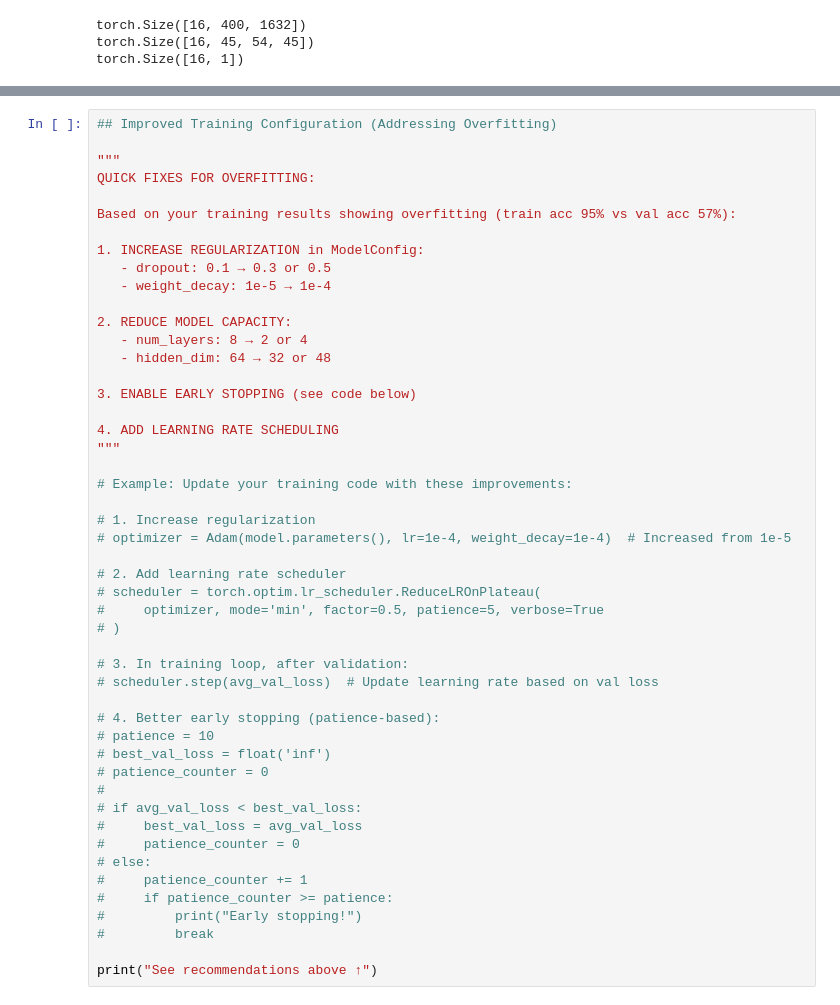
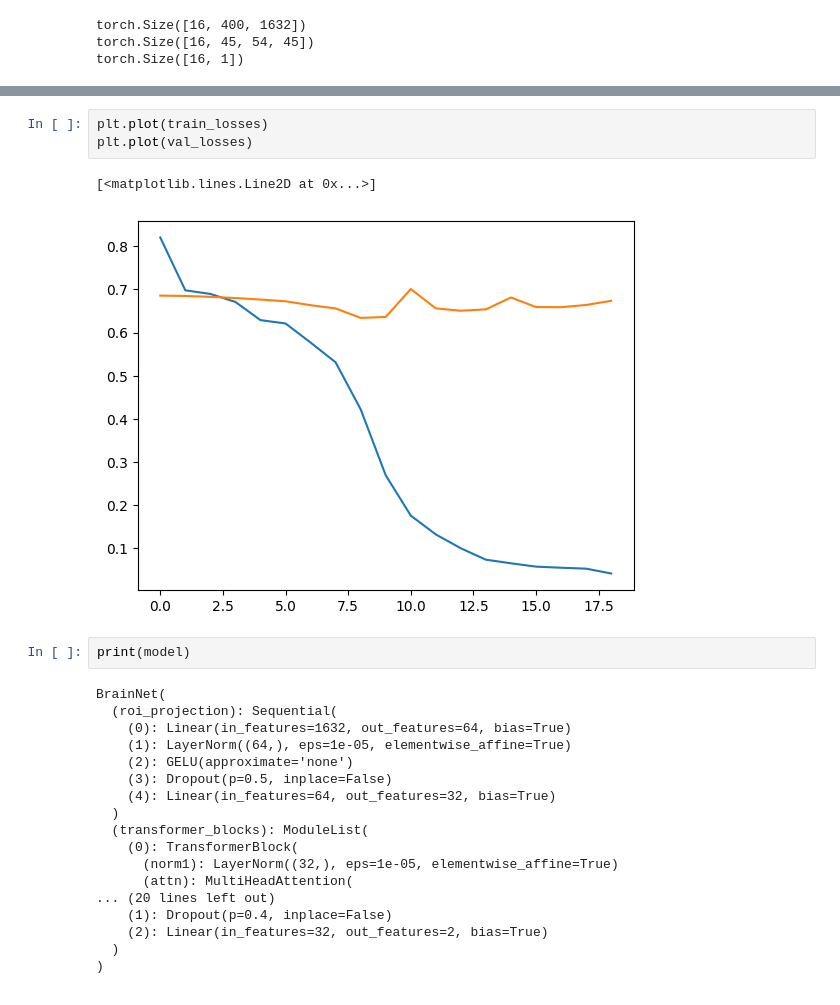
Before and after one commit to shourovj/brainnet-transformer, a Jupyter notebook: brain_net.ipynb, the cells around one changed output, grey strips where cells are left out. Saved outputs shown, nothing was run; the diff lists cells and outputs as text.

Commit message:
model arch and tuning

```diff
--- a/brain_net.ipynb
+++ b/brain_net.ipynb
@@ -890,52 +1094,29 @@ print("See explanation above ↑")
-# %%
-## Improved Training Configuration (Addressing Overfitting)
-
-"""
-QUICK FIXES FOR OVERFITTING:
-
-Based on your training results showing overfitting (train acc 95% vs val acc 57%):
-
-1. INCREASE REGULARIZATION in ModelConfig:
-   - dropout: 0.1 → 0.3 or 0.5
-   - weight_decay: 1e-5 → 1e-4
-
-2. REDUCE MODEL CAPACITY:
-   - num_layers: 8 → 2 or 4
-   - hidden_dim: 64 → 32 or 48
-
-3. ENABLE EARLY STOPPING (see code below)
-
-4. ADD LEARNING RATE SCHEDULING
-"""
-
-# Example: Update your training code with these improvements:
-
-# 1. Increase regularization
-# optimizer = Adam(model.parameters(), lr=1e-4, weight_decay=1e-4)  # Increased from 1e-5
-
-# 2. Add learning rate scheduler
-# scheduler = torch.optim.lr_scheduler.ReduceLROnPlateau(
-#     optimizer, mode='min', factor=0.5, patience=5, verbose=True
-# )
-
-# 3. In training loop, after validation:
-# scheduler.step(avg_val_loss)  # Update learning rate based on val loss
-
-# 4. Better early stopping (patience-based):
-# patience = 10
-# best_val_loss = float('inf')
-# patience_counter = 0
-#
-# if avg_val_loss < best_val_loss:
-#     best_val_loss = avg_val_loss
-#     patience_counter = 0
-# else:
-#     patience_counter += 1
-#     if patience_counter >= patience:
-#         print("Early stopping!")
-#         break
-
-print("See recommendations above ↑")
+# %%
+plt.plot(train_losses)
+plt.plot(val_losses)
+# %% [output]
+[<matplotlib.lines.Line2D at 0x...>]
+[figure, added]
+# %%
+print(model)
+# %% [output]
+BrainNet(
+  (roi_projection): Sequential(
+    (0): Linear(in_features=1632, out_features=64, bias=True)
+    (1): LayerNorm((64,), eps=1e-05, elementwise_affine=True)
+    (2): GELU(approximate='none')
+    (3): Dropout(p=0.5, inplace=False)
+    (4): Linear(in_features=64, out_features=32, bias=True)
+  )
+  (transformer_blocks): ModuleList(
+    (0): TransformerBlock(
+      (norm1): LayerNorm((32,), eps=1e-05, elementwise_affine=True)
+      (attn): MultiHeadAttention(
+... (20 lines left out)
+    (1): Dropout(p=0.4, inplace=False)
+    (2): Linear(in_features=32, out_features=2, bias=True)
+  )
+)
 # %%
 ## Testing
 
```
Also changed, not shown: parts of 13 cells of this notebook.
